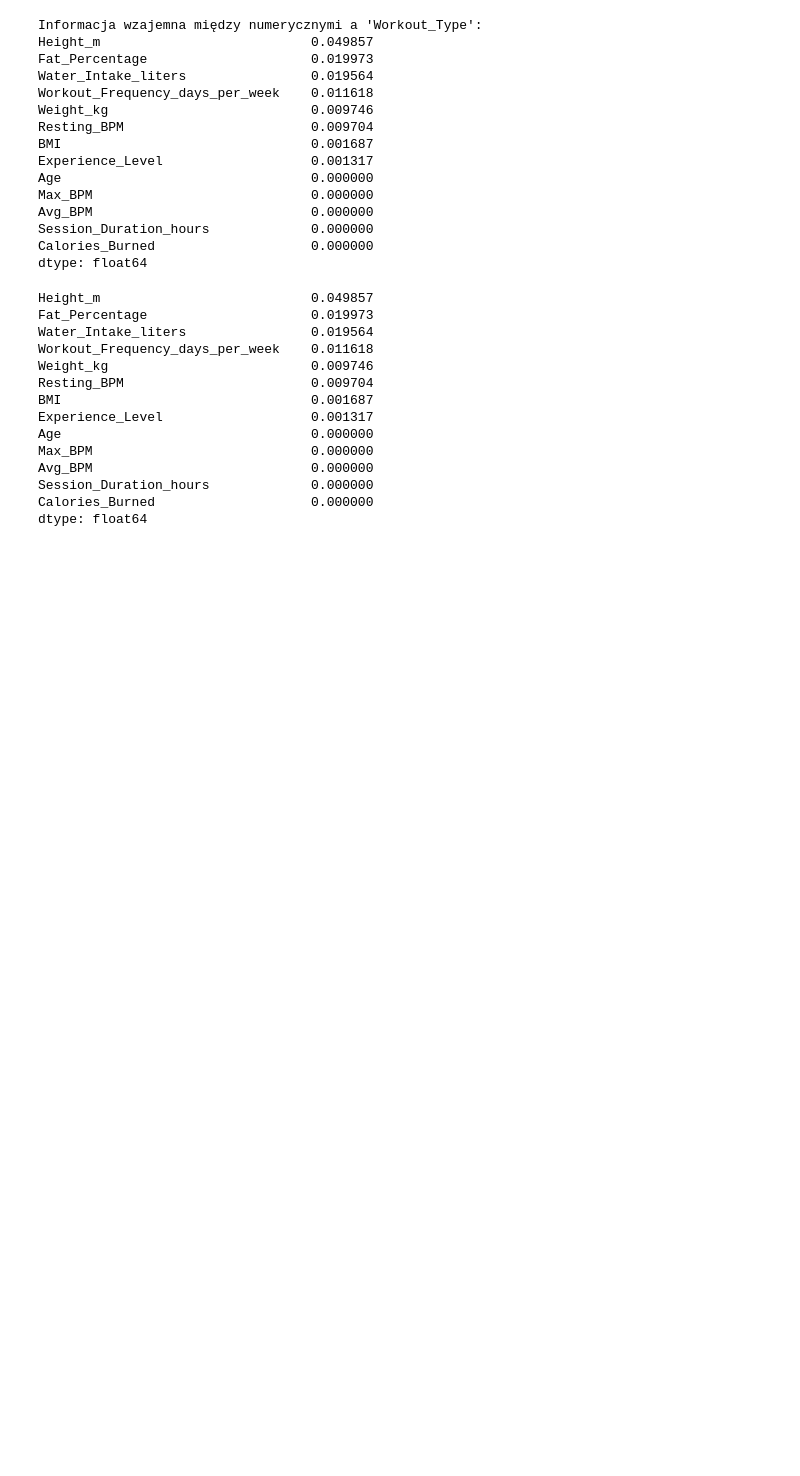
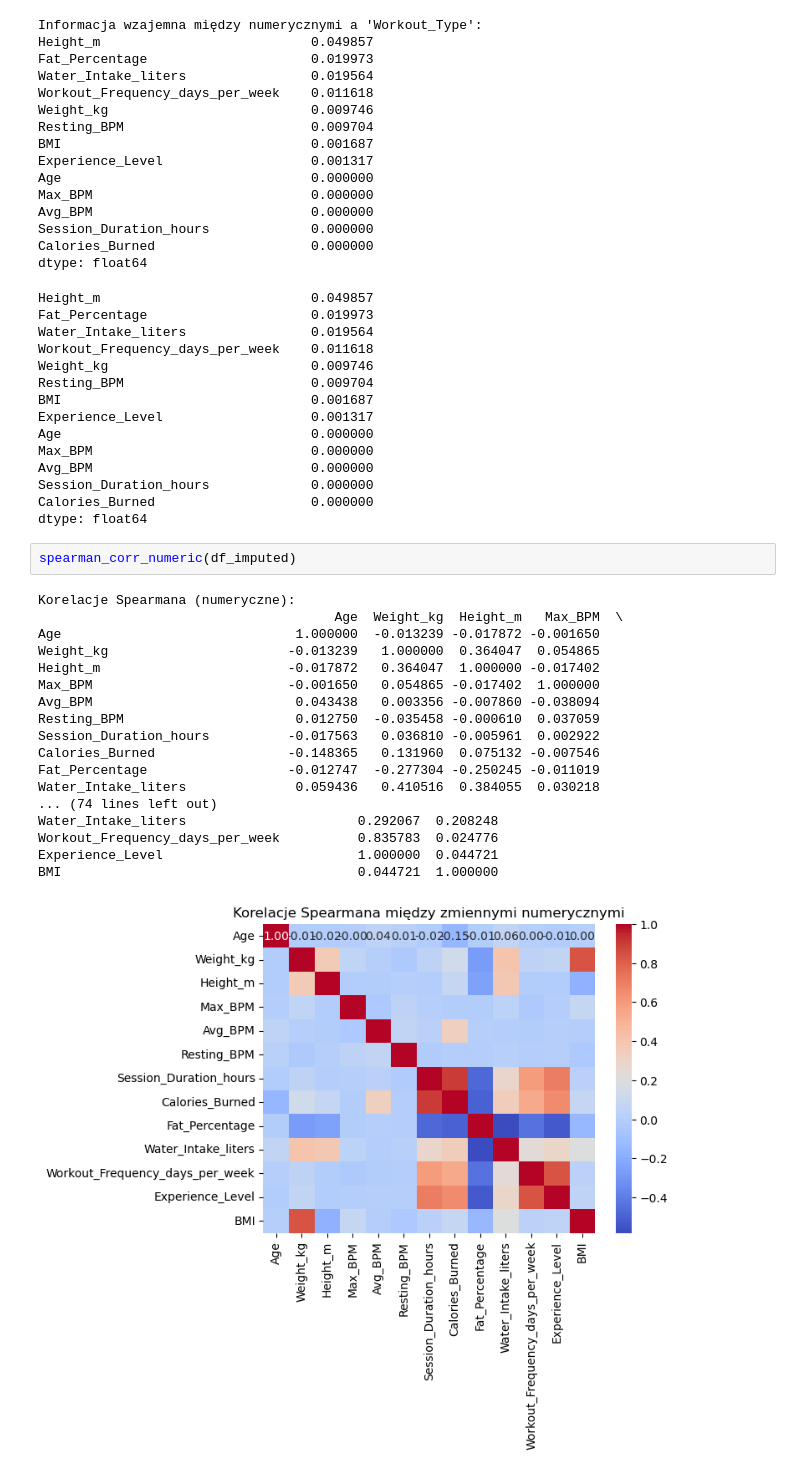
Before and after one commit to kinsitko/analiza_danych_2025_KSIT_SLES, a Jupyter notebook: analiza_project_v2.ipynb, the cells around one changed output. Cells and saved outputs as stored; diff of their text form; blank space fills up the shorter version.

```diff
--- a/analiza_project_v2.ipynb
+++ b/analiza_project_v2.ipynb
@@ -495,3 +545,24 @@ Avg_BPM                            0.000000
 Session_Duration_hours             0.000000
 Calories_Burned                    0.000000
 dtype: float64
+# %%
+spearman_corr_numeric(df_imputed)
+# %% [output]
+Korelacje Spearmana (numeryczne):
+                                      Age  Weight_kg  Height_m   Max_BPM  \
+Age                              1.000000  -0.013239 -0.017872 -0.001650
+Weight_kg                       -0.013239   1.000000  0.364047  0.054865
+Height_m                        -0.017872   0.364047  1.000000 -0.017402
+Max_BPM                         -0.001650   0.054865 -0.017402  1.000000
+Avg_BPM                          0.043438   0.003356 -0.007860 -0.038094
+Resting_BPM                      0.012750  -0.035458 -0.000610  0.037059
+Session_Duration_hours          -0.017563   0.036810 -0.005961  0.002922
+Calories_Burned                 -0.148365   0.131960  0.075132 -0.007546
+Fat_Percentage                  -0.012747  -0.277304 -0.250245 -0.011019
+Water_Intake_liters              0.059436   0.410516  0.384055  0.030218
+... (74 lines left out)
+Water_Intake_liters                      0.292067  0.208248
+Workout_Frequency_days_per_week          0.835783  0.024776
+Experience_Level                         1.000000  0.044721
+BMI                                      0.044721  1.000000
+[figure, added]
```
Also changed, not shown: parts of 13 cells of this notebook, 1 other file.
